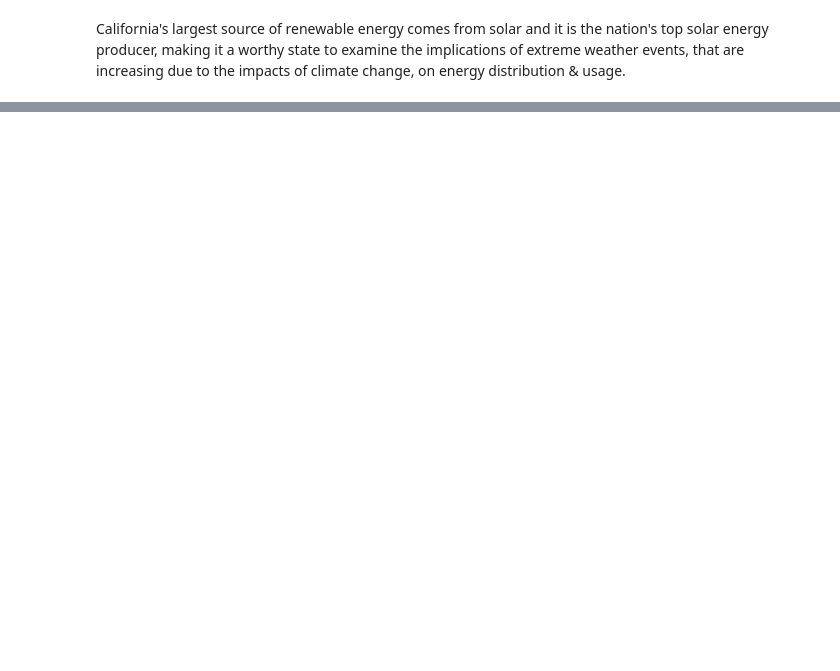
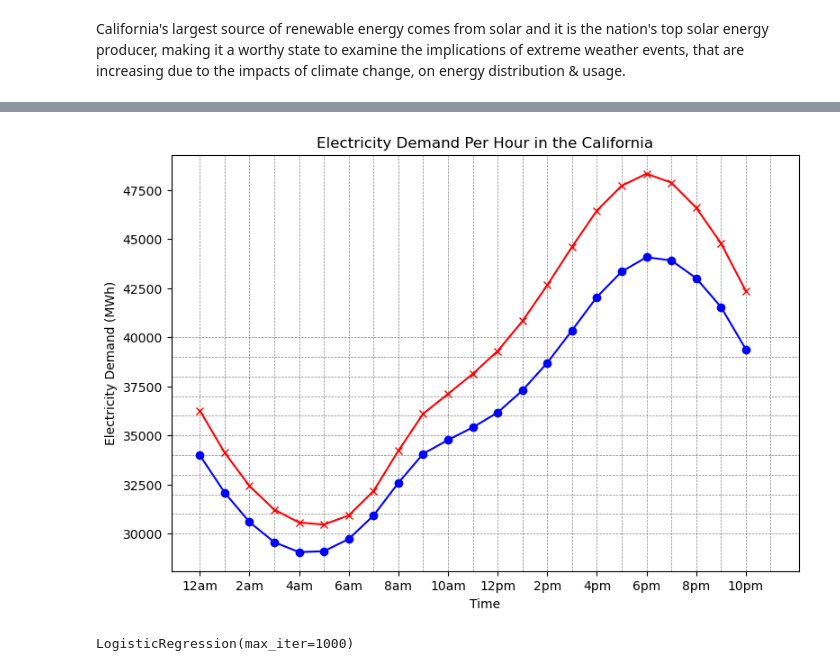
Before and after one commit to omarmejiaa/ds102_finalproj, a Jupyter notebook: Q1.ipynb, the cells around one changed output, grey strips where cells are left out. Cells and saved outputs as stored; diff of their text form; code cells hidden in the pictures; blank space fills up the shorter version.

```diff
--- a/Q1.ipynb
+++ b/Q1.ipynb
@@ -95,0 +124,13 @@ combined_data
+# %%
+combined_data['Local date'] = pd.to_datetime(combined_data['Local date'])
+combined_data['dotw'] = combined_data['Local date'].dt.weekday
+# %%
+combined_data['PRCP'] = combined_data['PRCP'].fillna(0)
+combined_data['SNOW'] = combined_data['SNOW'].fillna(0)
+combined_data['SNWD'] = combined_data['SNWD'].fillna(0)
+
+combined_data['TAVG'] = combined_data.groupby('month')['TAVG'].transform(lambda x: x.fillna(x.mean()))
+combined_data['TMAX'] = combined_data.groupby('month')['TMAX'].transform(lambda x: x.fillna(x.mean()))
+combined_data['TMIN'] = combined_data.groupby('month')['TMIN'].transform(lambda x: x.fillna(x.mean()))
+# %%
+combined_data['sum_ng_sun'] = combined_data.groupby(combined_data['Local date'].dt.date)['NG: SUN'].transform('sum')
@@ -95,0 +153,20 @@ combined_data
+# %%
+demand_by_hour = combined_data[['Hour', 'D']].groupby('Hour').mean()
+demand_by_hour = demand_by_hour.drop(demand_by_hour.index[-1])
+
+demand_by_hour_extreme = combined_data[combined_data['Extreme'] == True][['Hour', 'D']].groupby('Hour').mean()
+demand_by_hour_extreme = demand_by_hour_extreme.drop(demand_by_hour_extreme.index[-1])
+# %%
+fig, ax = plt.subplots(figsize=(9, 6))
+for y in np.arange(30000, 40000 + 1, 1000):
+    plt.axhline(y=y, color='gray', linestyle='--', linewidth=0.5)
+for x in np.arange(0, 23 + 1, 1):
+    plt.axvline(x=x, color='gray', linestyle='--', linewidth=0.5)
+plt.xticks(np.arange(0, 24, 2), ['12am', '2am', '4am', '6am', '8am', '10am', '12pm', '2pm', '4pm', '6pm', '8pm', '10pm'])
+plt.plot(demand_by_hour.index, demand_by_hour['D'], label='Average Demand', color='blue', marker='o')
+plt.plot(demand_by_hour_extreme.index, demand_by_hour_extreme['D'], label='Extreme Heat Demand', color='red', marker='x')
+plt.xlabel('Time')
+plt.ylabel('Electricity Demand (MWh)')
+plt.title('Electricity Demand Per Hour in the California');
+# %% [output]
+[figure, added]
@@ -95,0 +182,15 @@ combined_data
+# %%
+from sklearn.linear_model import LogisticRegression
+from sklearn.preprocessing import StandardScaler
+model = LogisticRegression()
+
+X = combined_data[['dotw', 'month']]
+y = combined_data['Extreme']
+
+scaler = StandardScaler()
+X_scaled = scaler.fit_transform(X)
+
+model = LogisticRegression(max_iter=1000)
+model.fit(X_scaled, y)
+# %% [output]
+LogisticRegression(max_iter=1000)
```
Also changed, not shown: parts of 14 cells of this notebook, 2 other files.
